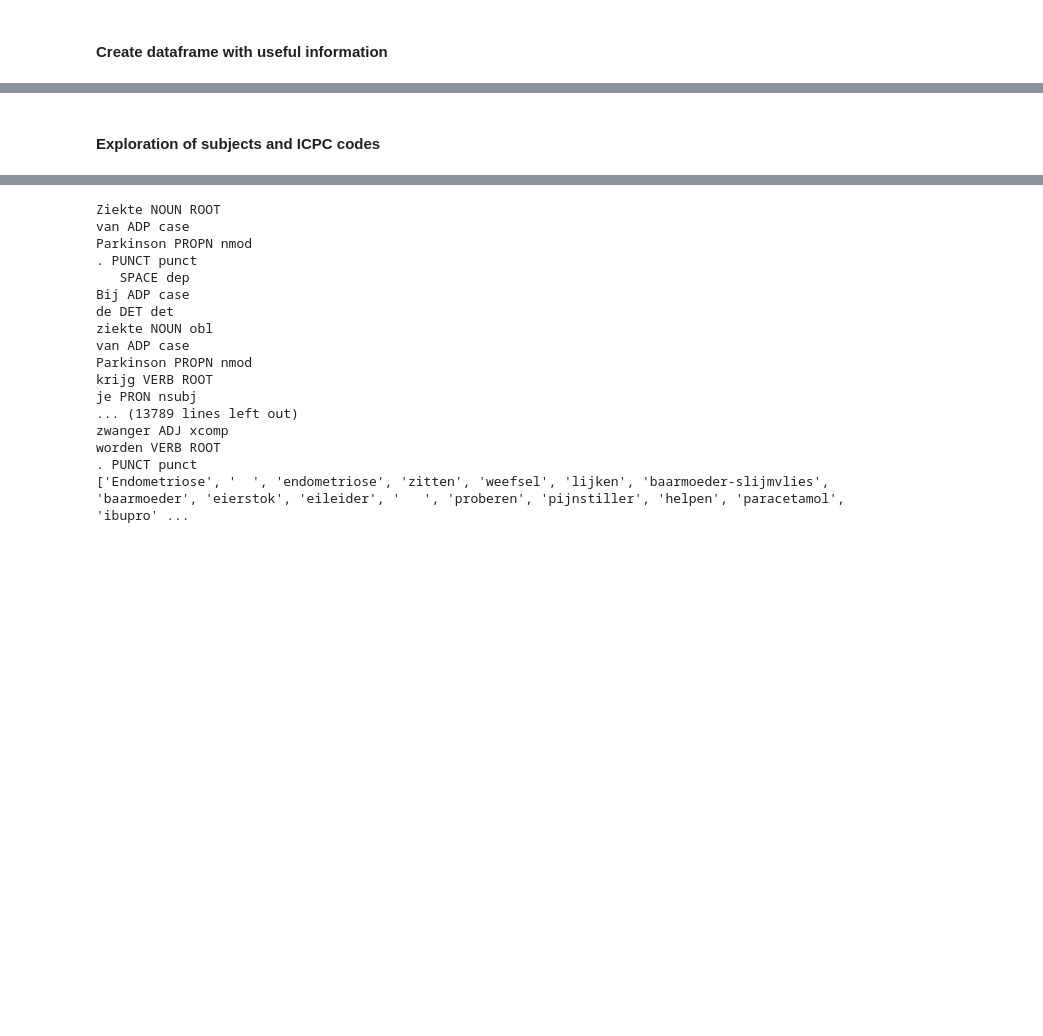
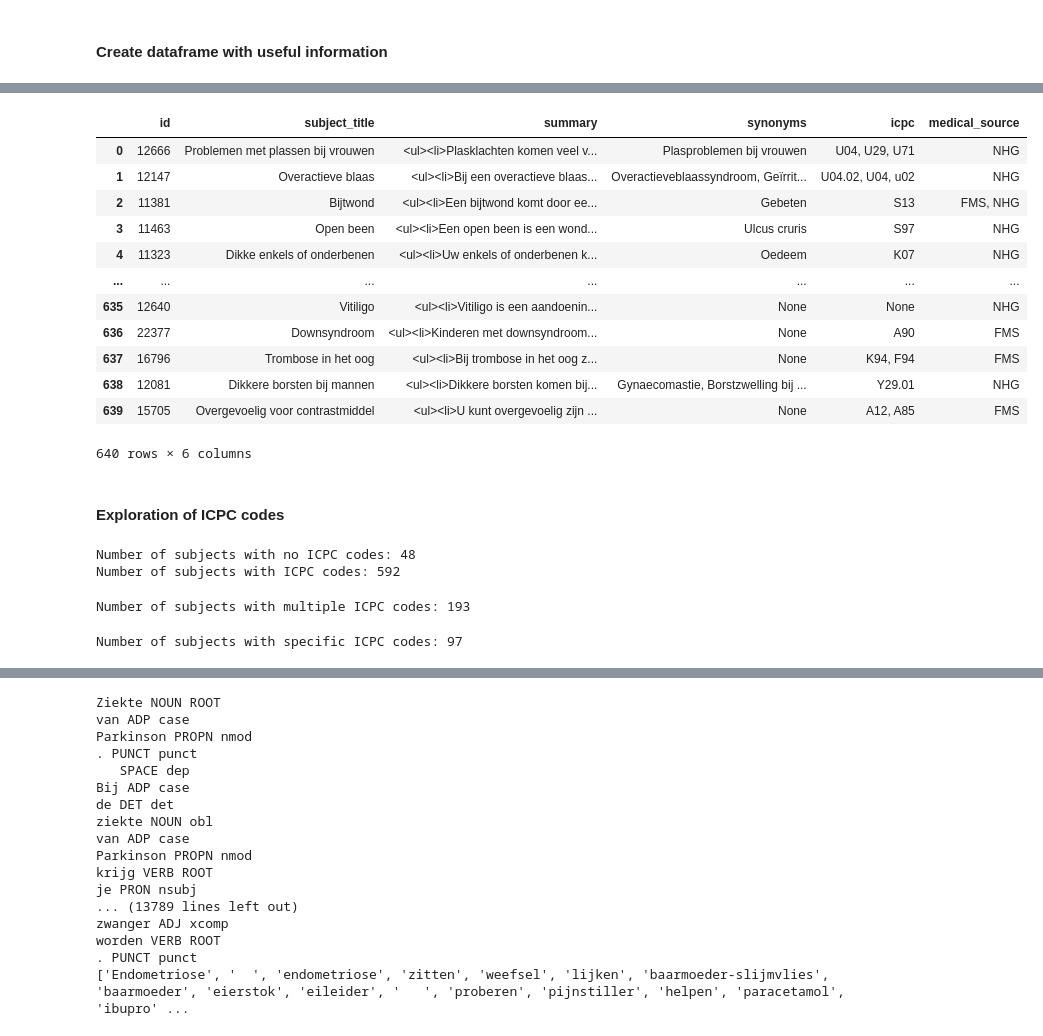
Before and after one commit to myrtekuipers/Thesis, a Jupyter notebook: subjects_start.ipynb, the cells around one changed output, grey strips where cells are left out. Cells and saved outputs as stored; diff of their text form; code cells hidden in the pictures; blank space fills up the shorter version.

```diff
--- a/subjects_start.ipynb
+++ b/subjects_start.ipynb
@@ -90,0 +37,27 @@ df
+# %%
+subject_data = {
+    'id': [subject['id'] for subject in subjects],
+    'subject_title': [subject['title'] for subject in subjects],
+    'summary': [subject['summary'] for subject in subjects],
+    'synonyms': [', '.join(subject['synonyms']) if subject['synonyms'] else None for subject in subjects],
+    'icpc': [', '.join(subject['codes']['icpc']) if subject['codes']['icpc'] else None for subject in subjects],
+    'medical_source': [', '.join(subject['codes']['medical_source']) if subject['codes']['medical_source'] else None for subject in subjects]
+}
+
+subject_df = pd.DataFrame(subject_data)
+
+subject_df
+# %% [output]
+|  | id | subject_title | summary | synonyms | icpc | medical_source |
+| 0 | 12666 | Problemen met plassen bij vrouwen | <ul><li>Plasklachten komen veel v... | Plasproblemen bij vrouwen | U04, U29, U71 | NHG |
+| 1 | 12147 | Overactieve blaas | <ul><li>Bij een overactieve blaas... | Overactieveblaassyndroom, Geïrrit... | U04.02, U04, u02 | NHG |
+| 2 | 11381 | Bijtwond | <ul><li>Een bijtwond komt door ee... | Gebeten | S13 | FMS, NHG |
+| 3 | 11463 | Open been | <ul><li>Een open been is een wond... | Ulcus cruris | S97 | NHG |
+| 4 | 11323 | Dikke enkels of onderbenen | <ul><li>Uw enkels of onderbenen k... | Oedeem | K07 | NHG |
+| ... | ... | ... | ... | ... | ... | ... |
+| 635 | 12640 | Vitiligo | <ul><li>Vitiligo is een aandoenin... | None | None | NHG |
+| 636 | 22377 | Downsyndroom | <ul><li>Kinderen met downsyndroom... | None | A90 | FMS |
+| 637 | 16796 | Trombose in het oog | <ul><li>Bij trombose in het oog z... | None | K94, F94 | FMS |
+| 638 | 12081 | Dikkere borsten bij mannen | <ul><li>Dikkere borsten komen bij... | Gynaecomastie, Borstzwelling bij ... | Y29.01 | NHG |
+| 639 | 15705 | Overgevoelig voor contrastmiddel | <ul><li>U kunt overgevoelig zijn ... | None | A12, A85 | FMS |
+640 rows × 6 columns
@@ -91,2 +73,36 @@ df
 # %% [markdown]
-#### Exploration of subjects and ICPC codes
+#### Exploration of ICPC codes
+# %%
+subjects_no_icpc = []
+subjects_icpc = []
+
+for i in range(len(subject_df)):
+    subject_id = subject_df['id'][i]
+    subject_title = subject_df['subject_title'][i]
+    icpc_code = subject_df['icpc'][i]
+
+    if icpc_code is None:
+        subjects_no_icpc.append((subject_id, subject_title))
+    else:
+        # Check for invalid ICPC codes and correct them
+        if ';' in icpc_code:
+            icpc_code = icpc_code.replace(';', ',')
+            subject_df.loc[subject_df['id'] == subject_id, 'icpc'] = icpc_code
+
+        subjects_icpc.append((subject_id, subject_title, icpc_code))
+
+print(f'Number of subjects with no ICPC codes: {len(subjects_no_icpc)}')
+print(f'Number of subjects with ICPC codes: {len(subjects_icpc)}')
+# %% [output]
+Number of subjects with no ICPC codes: 48
+Number of subjects with ICPC codes: 592
+# %%
+subjects_multiple_icpc = [item for item in subjects_icpc if ',' in item[2]]
+print(f'Number of subjects with multiple ICPC codes: {len(subjects_multiple_icpc)}')
+# %% [output]
+Number of subjects with multiple ICPC codes: 193
+# %%
+subjects_specific_icpc = [item for item in subjects_icpc if '.' in item[2]]
+print(f'Number of subjects with specific ICPC codes: {len(subjects_specific_icpc)}')
+# %% [output]
+Number of subjects with specific ICPC codes: 97
```
Also changed, not shown: parts of 18 cells of this notebook, 1 other file.
